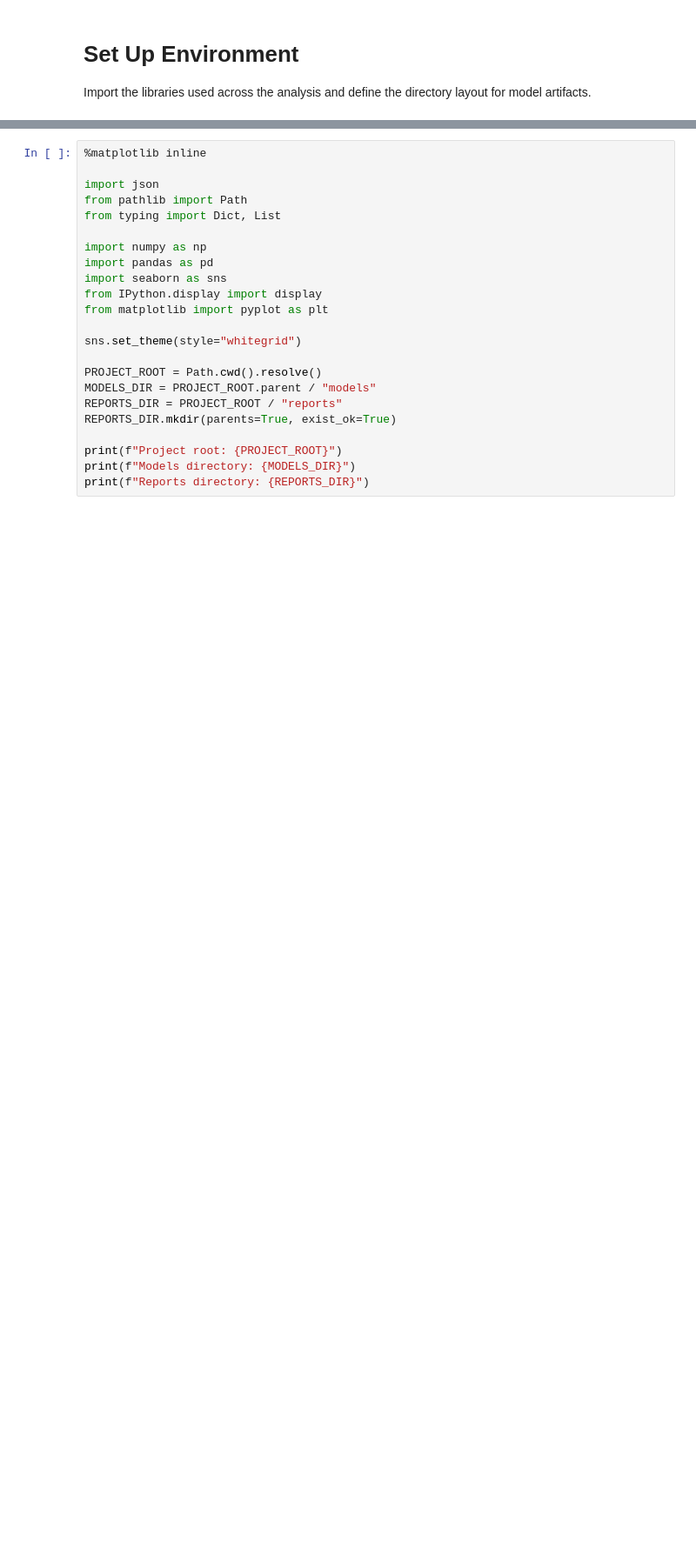
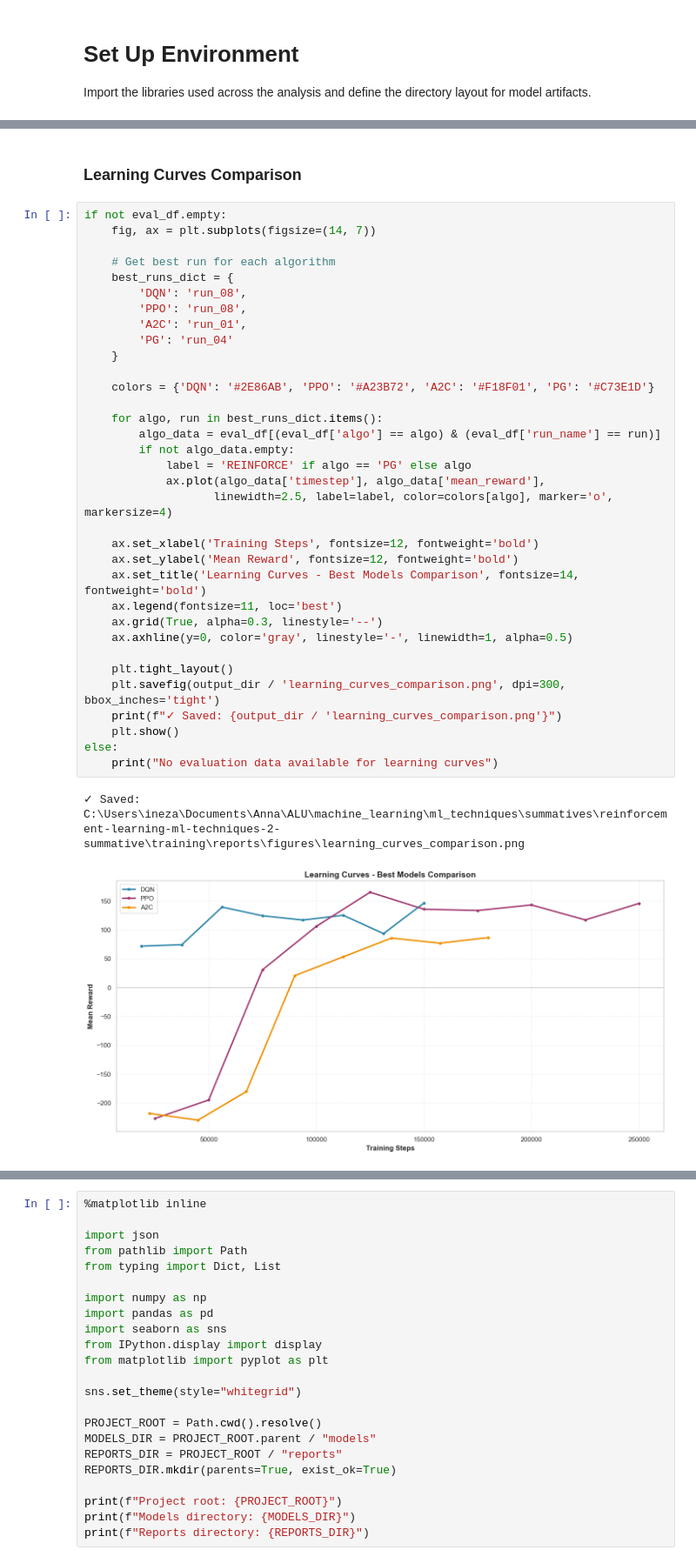
Before and after one commit to aimee-annabelle/reinforcement-learning-ml-techniques-2-summative, a Jupyter notebook: training/results_analysis.ipynb, the cells around one changed output, grey strips where cells are left out. Shown at 87% size. Saved outputs shown, nothing was run; the diff lists cells and outputs as text; blank space fills up the shorter version.

```diff
--- a/training/results_analysis.ipynb
+++ b/training/results_analysis.ipynb
@@ -3,0 +453,39 @@ Import the libraries used across the analysis and define the directory layout fo
+# %% [markdown]
+### Learning Curves Comparison
+# %%
+if not eval_df.empty:
+    fig, ax = plt.subplots(figsize=(14, 7))
+
+    # Get best run for each algorithm
+    best_runs_dict = {
+        'DQN': 'run_08',
+        'PPO': 'run_08',
+        'A2C': 'run_01',
+        'PG': 'run_04'
+    }
+
+    colors = {'DQN': '#2E86AB', 'PPO': '#A23B72', 'A2C': '#F18F01', 'PG': '#C73E1D'}
+
+    for algo, run in best_runs_dict.items():
+        algo_data = eval_df[(eval_df['algo'] == algo) & (eval_df['run_name'] == run)]
+        if not algo_data.empty:
+            label = 'REINFORCE' if algo == 'PG' else algo
+            ax.plot(algo_data['timestep'], algo_data['mean_reward'],
+                   linewidth=2.5, label=label, color=colors[algo], marker='o', markersize=4)
+
+    ax.set_xlabel('Training Steps', fontsize=12, fontweight='bold')
+    ax.set_ylabel('Mean Reward', fontsize=12, fontweight='bold')
+    ax.set_title('Learning Curves - Best Models Comparison', fontsize=14, fontweight='bold')
+    ax.legend(fontsize=11, loc='best')
+    ax.grid(True, alpha=0.3, linestyle='--')
+    ax.axhline(y=0, color='gray', linestyle='-', linewidth=1, alpha=0.5)
+
+    plt.tight_layout()
+    plt.savefig(output_dir / 'learning_curves_comparison.png', dpi=300, bbox_inches='tight')
+    print(f"✓ Saved: {output_dir / 'learning_curves_comparison.png'}")
+    plt.show()
+else:
+    print("No evaluation data available for learning curves")
+# %% [output]
+✓ Saved: C:\Users\ineza\Documents\Anna\ALU\machine_learning\ml_techniques\summatives\reinforcement-learning-ml-techniques-2-summative\training\reports\figures\learning_curves_comparison.png
+[figure, added]
```
Also changed, not shown: parts of 28 cells of this notebook, 15 other files.
